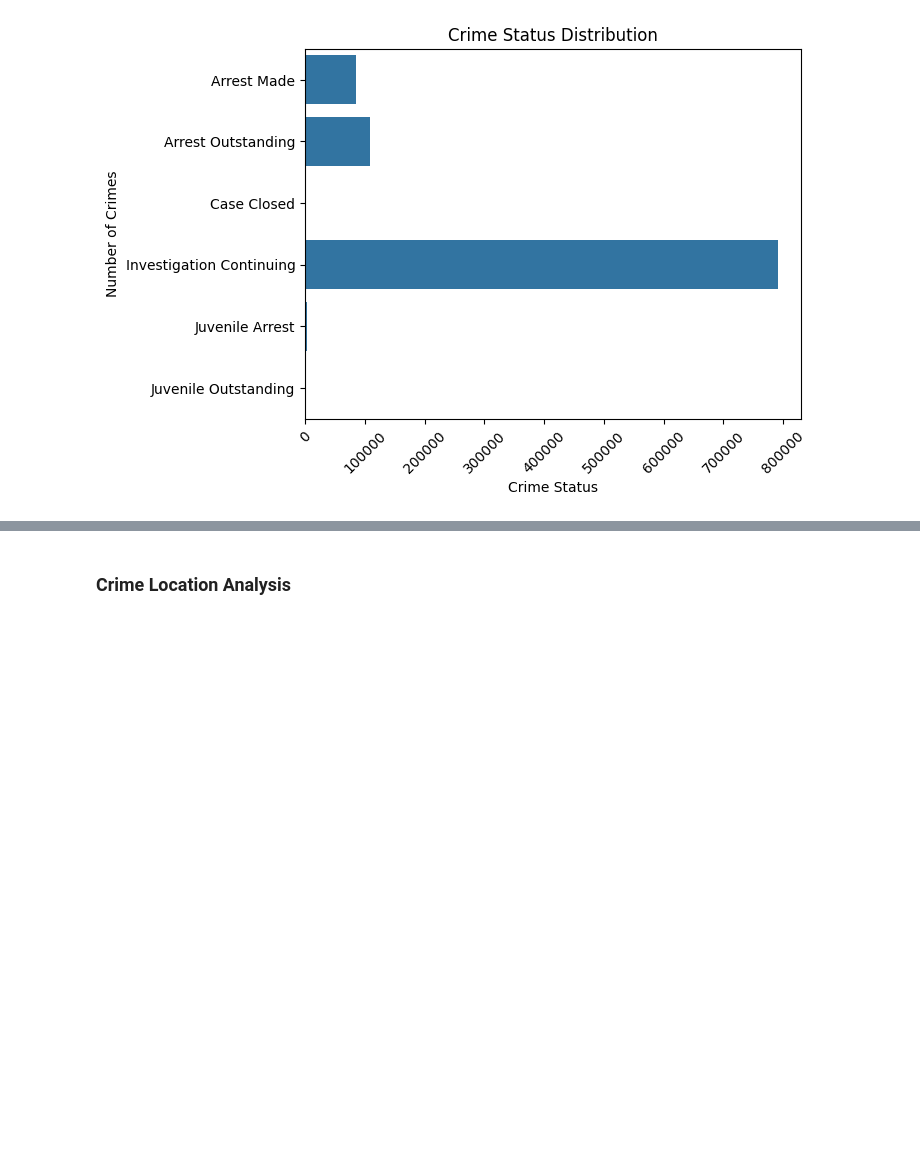
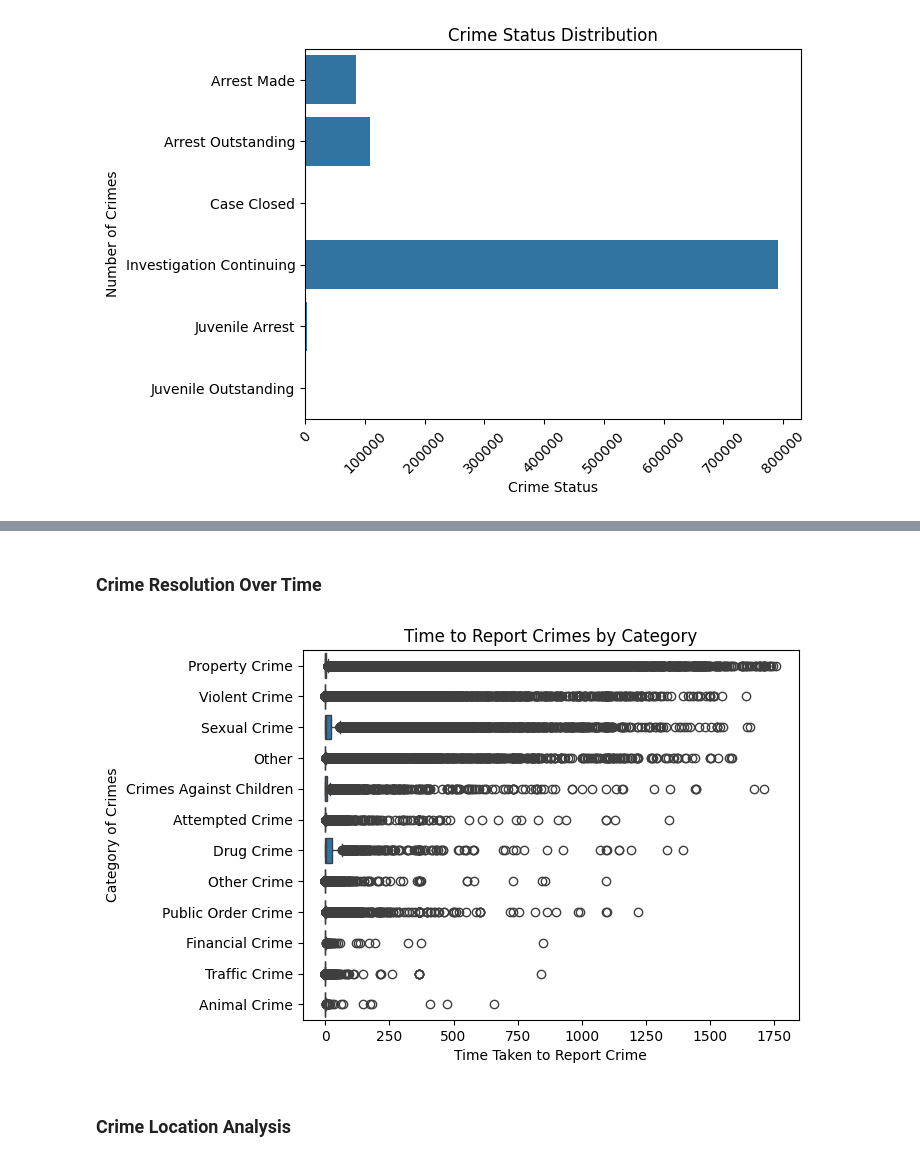
Before and after one commit to safoisgod/DataExploration, a Jupyter notebook: LAPD 2020 -2024 Crime Data Analysis/LAPD 2020 -2024 Crime Data Analysis.ipynb, the cells around one changed output, grey strips where cells are left out. Cells and saved outputs as stored; diff of their text form; code cells hidden in the pictures; blank space fills up the shorter version.

```diff
--- a/LAPD 2020 -2024 Crime Data Analysis/LAPD 2020 -2024 Crime Data Analysis.ipynb
+++ b/LAPD 2020 -2024 Crime Data Analysis/LAPD 2020 -2024 Crime Data Analysis.ipynb
@@ -214,7 +214,7 @@ df['time_of_occurrence'] = df['time_of_occurrence'].apply(standardize_time)
 # Now, convert to datetime and extract time
 df['time_of_occurrence'] = pd.to_datetime(df['time_of_occurrence'], format='%H:%M', errors='coerce').dt.time
 
-#correct NaT values by making it 00:00:00
-df['time_of_occurrence'] = df['time_of_occurrence'].fillna(pd.Timestamp("00:00:00").time())
+# Fill NaT values with '00:00:00'
+df['time_of_occurrence'] = df['time_of_occurrence'].fillna(pd.to_datetime('00:00:00').time())
 # %% [markdown]
 #### Check Unique values to find inconsistencies
@@ -414,8 +434,8 @@ df['crime_category'] = df['crime_code_description'].apply(categorize_crime)
 df = df.astype({
     'date_reported': 'datetime64[ns]',       # Dates should be datetime
     'date_of_occurrence': 'datetime64[ns]',  # Dates should be datetime
-    'time_of_occurrence': 'object',      # Time is handled as time objects
     'report_district_number': 'int',     # Numeric representation of districts
+    'time_of_occurrence':'string',
     'part_1_or_2': 'category',           # Categorical data
     'victim_sex': 'category',            # Limited categories (e.g., Male, Female)
     'victim_descent': 'category',        # Limited categories
@@ -716,2 +752,15 @@ df[df["weapon_category"]=="Other"].groupby('weapon_description').size().reset_in
+# %% [markdown]
+### Crime Resolution Over Time
+# %%
+df['time_to_report'] = (df['date_reported'] - df['date_of_occurrence']).dt.days
+
+# Plot time to report by crime status
+sns.boxplot(y='crime_category', x='time_to_report', data=df)
+plt.title('Time to Report Crimes by Category')
+plt.xlabel('Time Taken to Report Crime')
+plt.ylabel('Category of Crimes')
+plt.show()
+# %% [output]
+[figure, added]
 # %% [markdown]
 ### Crime Location Analysis
```
Also changed, not shown: parts of 6 cells of this notebook.
